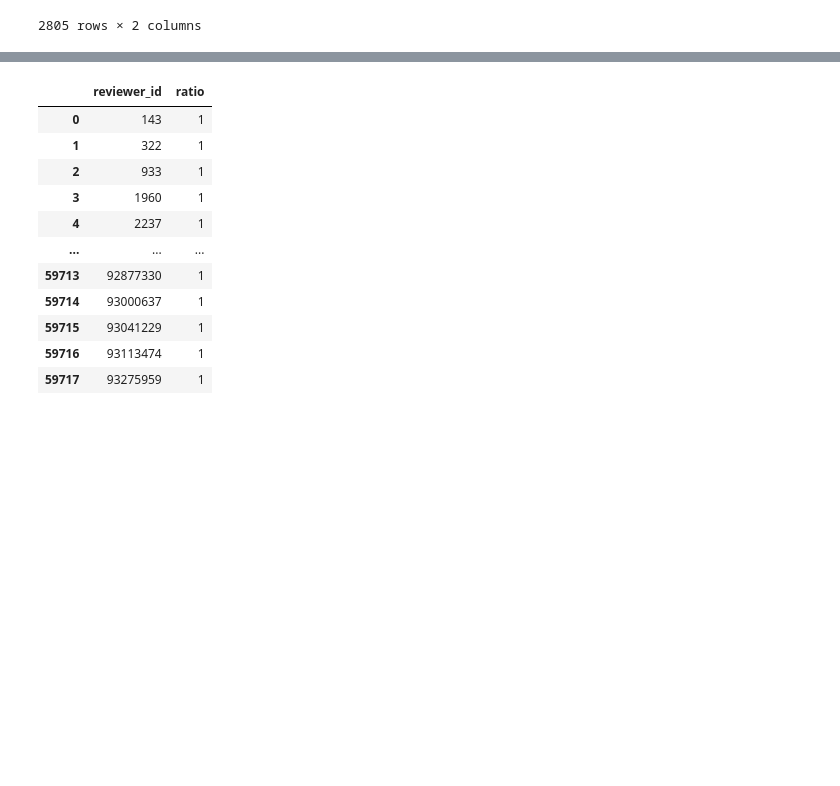
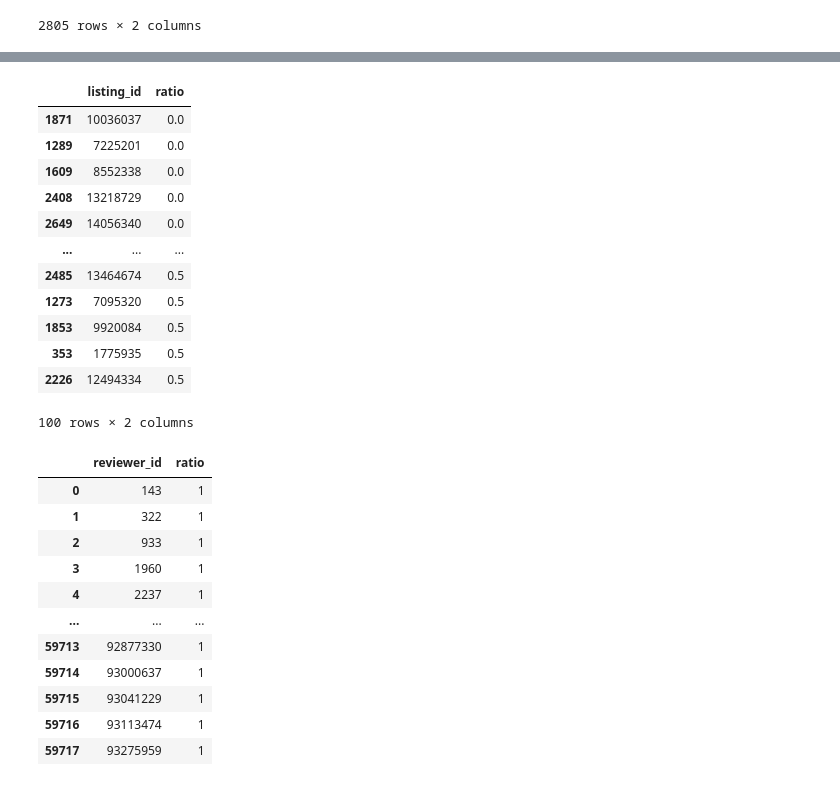
Before and after one commit to Tianyu-Fang/Data-Mining-on-Airbnb-Listings, a Jupyter notebook: LYT.ipynb, the cells around one changed output, grey strips where cells are left out. Saved outputs shown, nothing was run; the diff lists cells and outputs as text; code cells hidden in the pictures; blank space fills up the shorter version.

```diff
--- a/LYT.ipynb
+++ b/LYT.ipynb
@@ -34,6 +48,5 @@ review_df['comments'] = review_df['comments'].astype(str)
 # %%
 review_df.dropna(inplace=True)
-review_df.date = pd.to_datetime(review_df.date)
 review_df.info()
 review_df.isnull().sum()
 # %% [output]
@@ -236,3 +321,19 @@ review_df_counts_listing
+# %%
+review_df_counts_listing.sort_values(by='ratio').head(100)
+# %% [output]
+|  | listing_id | ratio |
+| 1871 | 10036037 | 0.0 |
+| 1289 | 7225201 | 0.0 |
+| 1609 | 8552338 | 0.0 |
+| 2408 | 13218729 | 0.0 |
+| 2649 | 14056340 | 0.0 |
+| ... | ... | ... |
+| 2485 | 13464674 | 0.5 |
+| 1273 | 7095320 | 0.5 |
+| 1853 | 9920084 | 0.5 |
+| 353 | 1775935 | 0.5 |
+| 2226 | 12494334 | 0.5 |
+100 rows × 2 columns
 # %%
 review_df_ratios_reviewer = review_df.assign(score=lambda x: x["score"].astype(bool))
 review_df_ratios_reviewer = review_df_ratios_reviewer.groupby("reviewer_id")["score"].mean()
```
Also changed, not shown: parts of 37 cells of this notebook, 1 other file.
